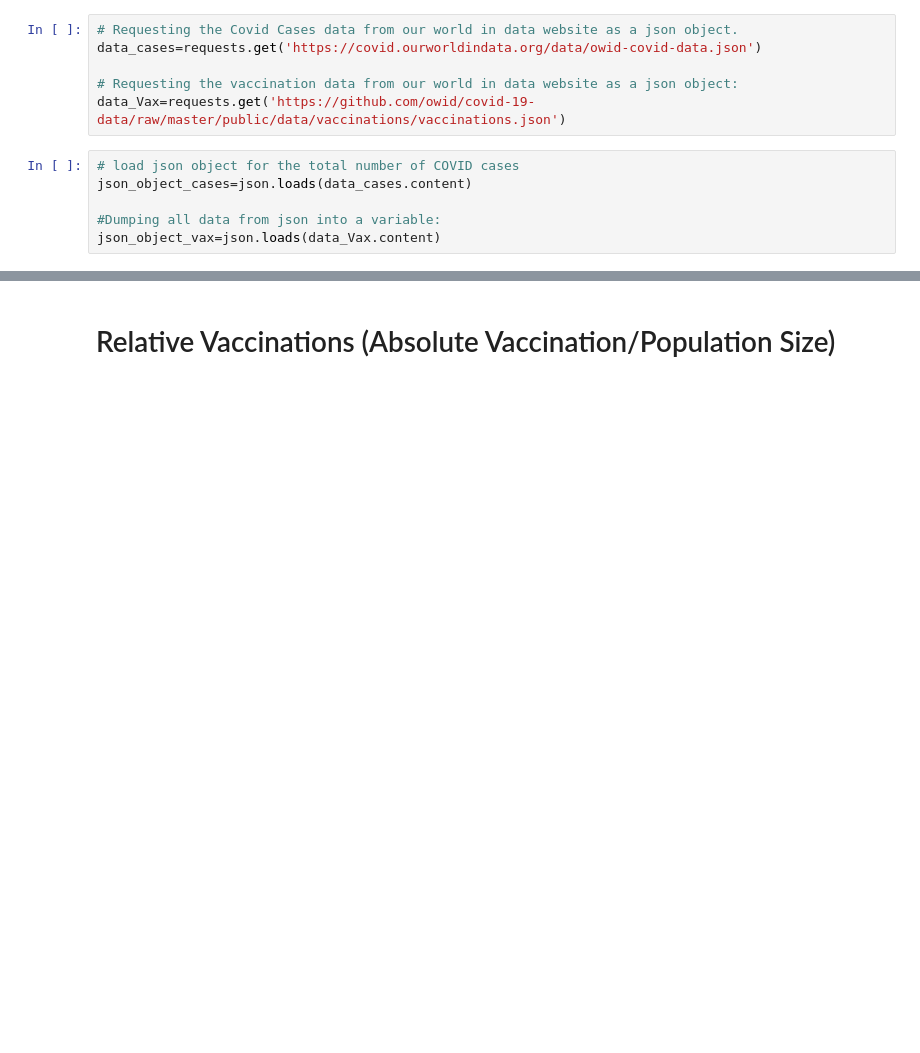
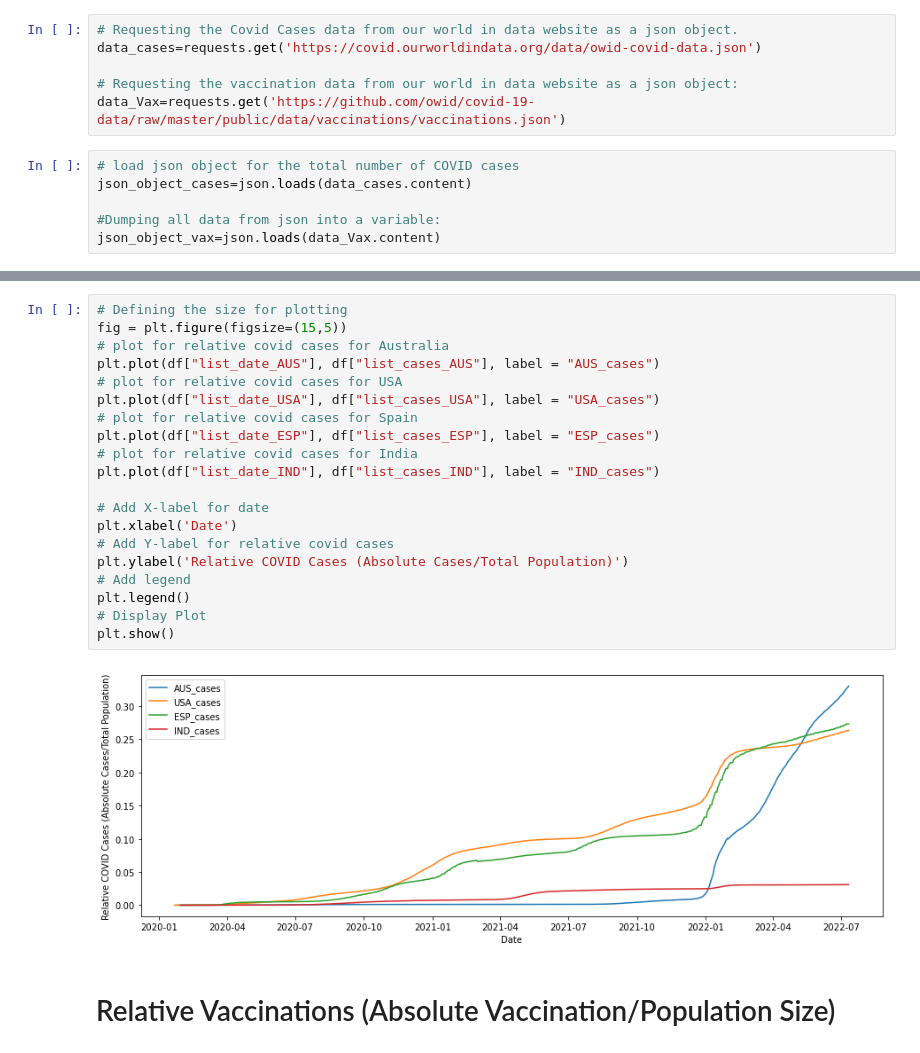
Before and after one commit to rshn1994/Enterprise_Data_Science, a Jupyter notebook: Final_project_delivery/Covid_Dashboard.ipynb, the cells around one changed output, grey strips where cells are left out. Cells and saved outputs as stored; diff of their text form; blank space fills up the shorter version.

Commit message:
modified the notebook Covid_Dashboard.ipynb to plot relative cases

```diff
--- a/Final_project_delivery/Covid_Dashboard.ipynb
+++ b/Final_project_delivery/Covid_Dashboard.ipynb
@@ -75,3 +77,25 @@ date_cases_AUS = pd.concat([pd_dates_AUS,pd_cases_AUS],axis=1)
+# %%
+# Defining the size for plotting
+fig = plt.figure(figsize=(15,5))
+# plot for relative covid cases for Australia
+plt.plot(df["list_date_AUS"], df["list_cases_AUS"], label = "AUS_cases")
+# plot for relative covid cases for USA
+plt.plot(df["list_date_USA"], df["list_cases_USA"], label = "USA_cases")
+# plot for relative covid cases for Spain
+plt.plot(df["list_date_ESP"], df["list_cases_ESP"], label = "ESP_cases")
+# plot for relative covid cases for India
+plt.plot(df["list_date_IND"], df["list_cases_IND"], label = "IND_cases")
+
+# Add X-label for date
+plt.xlabel('Date')
+# Add Y-label for relative covid cases
+plt.ylabel('Relative COVID Cases (Absolute Cases/Total Population)')
+# Add legend
+plt.legend()
+# Display Plot
+plt.show()
+# %% [output]
+[figure, added]
 # %% [markdown]
 # Relative Vaccinations (Absolute Vaccination/Population Size)
 # %%
```
Also changed, not shown: parts of 8 cells of this notebook, 1 other file.
